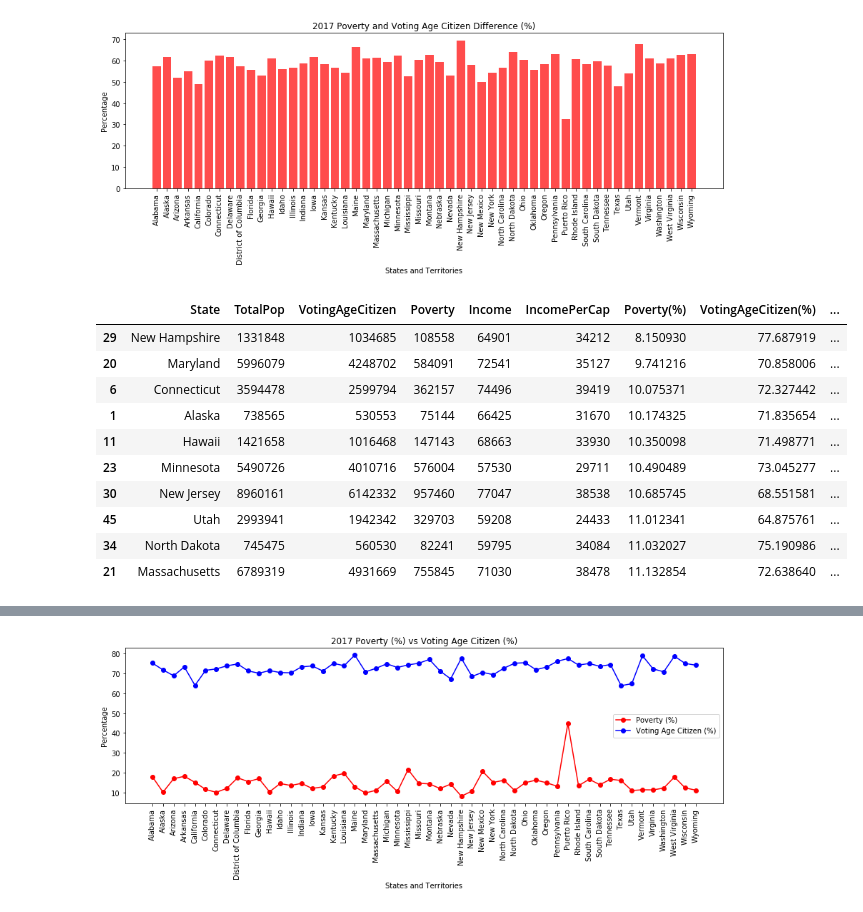
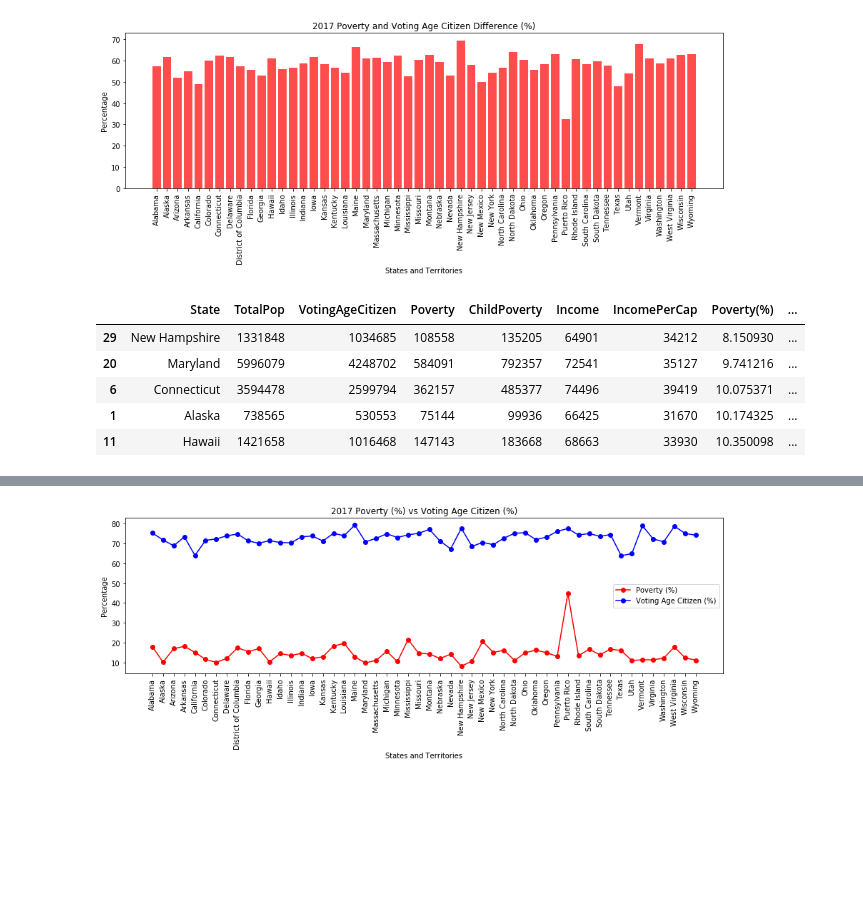
Before and after one commit to charlim26/censusproject, a Jupyter notebook: Kmar_Citizen_Poverty/Citizen_Poverty.ipynb, the cells around one changed output, grey strips where cells are left out. Drawn from its saved outputs; the diff is of its cells as text; code cells hidden in the pictures; blank space fills up the shorter version.

```diff
--- a/Kmar_Citizen_Poverty/Citizen_Poverty.ipynb
+++ b/Kmar_Citizen_Poverty/Citizen_Poverty.ipynb
@@ -223,7 +218,7 @@ plt.show()
 # plt.show()
 # %%
 # Creating 2017 Citizen Poverty DF
-citpov_17_state = state_2017[["State","TotalPop", "VotingAgeCitizen", "Poverty", "Income", "IncomePerCap"]]
+citpov_17_state = state_2017[["State","TotalPop", "VotingAgeCitizen", "Poverty", "ChildPoverty", "Income", "IncomePerCap"]]
 citpov_17_state.head()
 state_2017_citpov = citpov_17_state.copy()
-# state_2017_citpov.head()
+state_2017_citpov.head()
@@ -252,20 +254,15 @@ plt.show()
 [figure]
 # %%
 # Lowest poverty % 2017
-lowest_pov_17 = state_2017_citpov.nsmallest(10, "Poverty(%)")
+lowest_pov_17 = state_2017_citpov.nsmallest(5, "Poverty(%)")
 lowest_pov_17
 # %% [output]
-|  | State | TotalPop | VotingAgeCitizen | Poverty | Income | IncomePerCap | Poverty(%) | VotingAgeCitizen(%) | ... |
-| 29 | New Hampshire | 1331848 | 1034685 | 108558 | 64901 | 34212 | 8.150930 | 77.687919 | ... |
-| 20 | Maryland | 5996079 | 4248702 | 584091 | 72541 | 35127 | 9.741216 | 70.858006 | ... |
-| 6 | Connecticut | 3594478 | 2599794 | 362157 | 74496 | 39419 | 10.075371 | 72.327442 | ... |
-| 1 | Alaska | 738565 | 530553 | 75144 | 66425 | 31670 | 10.174325 | 71.835654 | ... |
-| 11 | Hawaii | 1421658 | 1016468 | 147143 | 68663 | 33930 | 10.350098 | 71.498771 | ... |
-| 23 | Minnesota | 5490726 | 4010716 | 576004 | 57530 | 29711 | 10.490489 | 73.045277 | ... |
-| 30 | New Jersey | 8960161 | 6142332 | 957460 | 77047 | 38538 | 10.685745 | 68.551581 | ... |
-| 45 | Utah | 2993941 | 1942342 | 329703 | 59208 | 24433 | 11.012341 | 64.875761 | ... |
-| 34 | North Dakota | 745475 | 560530 | 82241 | 59795 | 34084 | 11.032027 | 75.190986 | ... |
-| 21 | Massachusetts | 6789319 | 4931669 | 755845 | 71030 | 38478 | 11.132854 | 72.638640 | ... |
+|  | State | TotalPop | VotingAgeCitizen | Poverty | ChildPoverty | Income | IncomePerCap | Poverty(%) | ... |
+| 29 | New Hampshire | 1331848 | 1034685 | 108558 | 135205 | 64901 | 34212 | 8.150930 | ... |
+| 20 | Maryland | 5996079 | 4248702 | 584091 | 792357 | 72541 | 35127 | 9.741216 | ... |
+| 6 | Connecticut | 3594478 | 2599794 | 362157 | 485377 | 74496 | 39419 | 10.075371 | ... |
+| 1 | Alaska | 738565 | 530553 | 75144 | 99936 | 66425 | 31670 | 10.174325 | ... |
+| 11 | Hawaii | 1421658 | 1016468 | 147143 | 183668 | 68663 | 33930 | 10.350098 | ... |
 # %%
 # Highest Voting Age Citizen % 2017
 high_vac_17 = state_2017_citpov.nlargest(5, "VotingAgeCitizen(%)")
```
Also changed, not shown: parts of 12 cells of this notebook.
